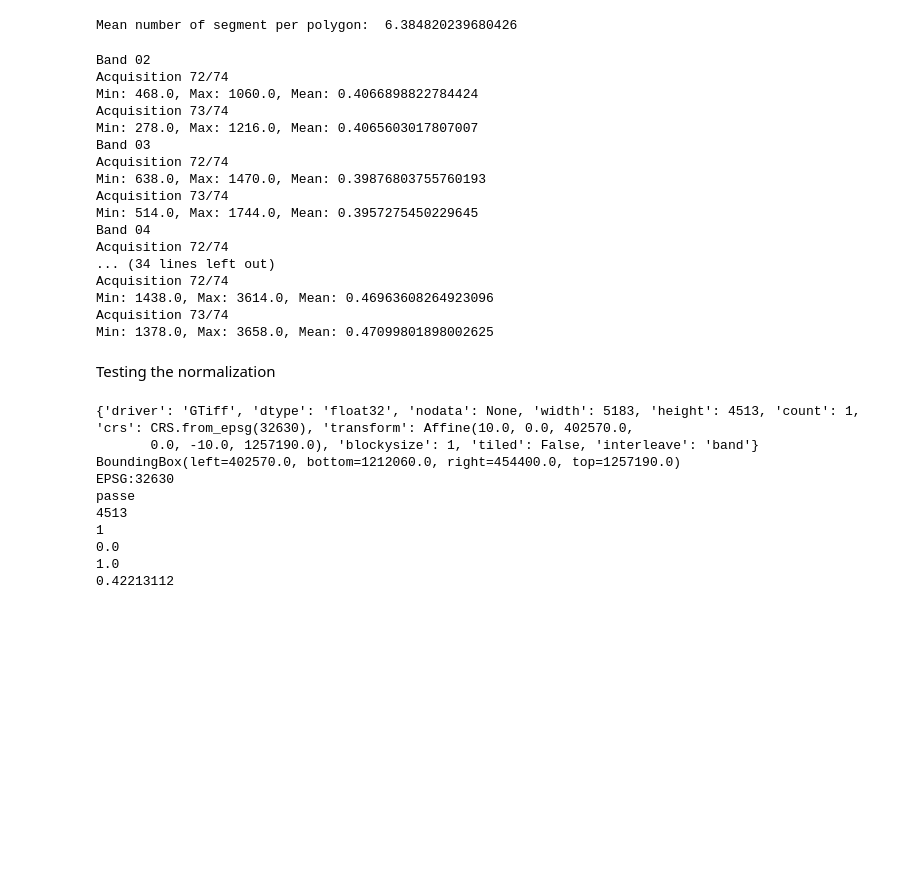
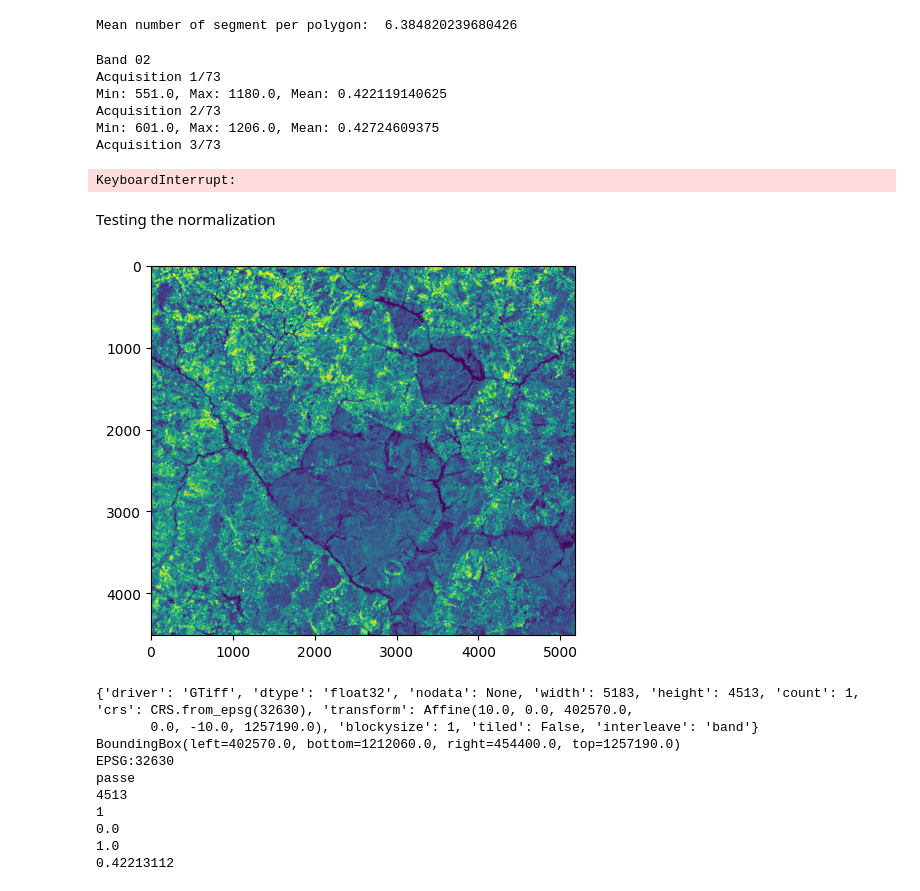
Before and after one commit to ExplAInability-TASSEL/ExplAInability-P5A, a Jupyter notebook: 4_normalization.ipynb, the cells around one changed output. Drawn from its saved outputs; the diff is of its cells as text; code cells hidden in the pictures; blank space fills up the shorter version.

```diff
--- a/4_normalization.ipynb
+++ b/4_normalization.ipynb
@@ -95,29 +95,38 @@ def clip_all_acquisition(band, output_folder):
 for band in list_bands:
     print(f"Band {band}")
     band_file = os.path.join(folder, 's2_2020_B' + band + '.tif')
-    output_folder = os.path.join(folder, 'normalized_output')  # Output folder for the normalized bands
+    output_folder = os.path.join(folder, 'normalized_gathered_output')  # Output folder for the normalized bands
     os.makedirs(output_folder, exist_ok=True)
     clip_all_acquisition(band_file, output_folder)
 # %% [output]
 Band 02
-Acquisition 72/74
-Min: 468.0, Max: 1060.0, Mean: 0.4066898822784424
-Acquisition 73/74
-Min: 278.0, Max: 1216.0, Mean: 0.4065603017807007
-Band 03
-Acquisition 72/74
-Min: 638.0, Max: 1470.0, Mean: 0.39876803755760193
-Acquisition 73/74
-Min: 514.0, Max: 1744.0, Mean: 0.3957275450229645
-Band 04
-Acquisition 72/74
-... (34 lines left out)
-Acquisition 72/74
-Min: 1438.0, Max: 3614.0, Mean: 0.46963608264923096
-Acquisition 73/74
-Min: 1378.0, Max: 3658.0, Mean: 0.47099801898002625
+Acquisition 1/73
+Min: 551.0, Max: 1180.0, Mean: 0.422119140625
+Acquisition 2/73
+Min: 601.0, Max: 1206.0, Mean: 0.42724609375
+Acquisition 3/73
+KeyboardInterrupt:
 # %% [markdown]
 Testing the normalization
+# %%
+file = os.path.join(folder, 'normalized_gathered_output/normalized_s2_2020_B02.tif.tif')
+# show infos on the tif file
+with rasterio.open(file) as src:
+    '''print(src.profile)
+    print(src.bounds)
+    print(src.crs)
+    # show shape
+    print("passe")
+    print(len(src.read(1)))
+    print(src.count)
+    # lets see the min max mean values
+    print(np.min(src.read(1)))
+    print(np.max(src.read(1)))
+    print(np.mean(src.read(1)))
+    # lets show acquisition 10'''
+    show(src.read(73))
+# %% [output]
+[figure, added]
 # %%
 file = os.path.join(folder, 'normalized_output/normalized_s2_2020_B02.tif_Acquisition_1.tif')
 # show infos on the tif file
```
Also changed, not shown: parts of 1 cell of this notebook, 3 other files.
